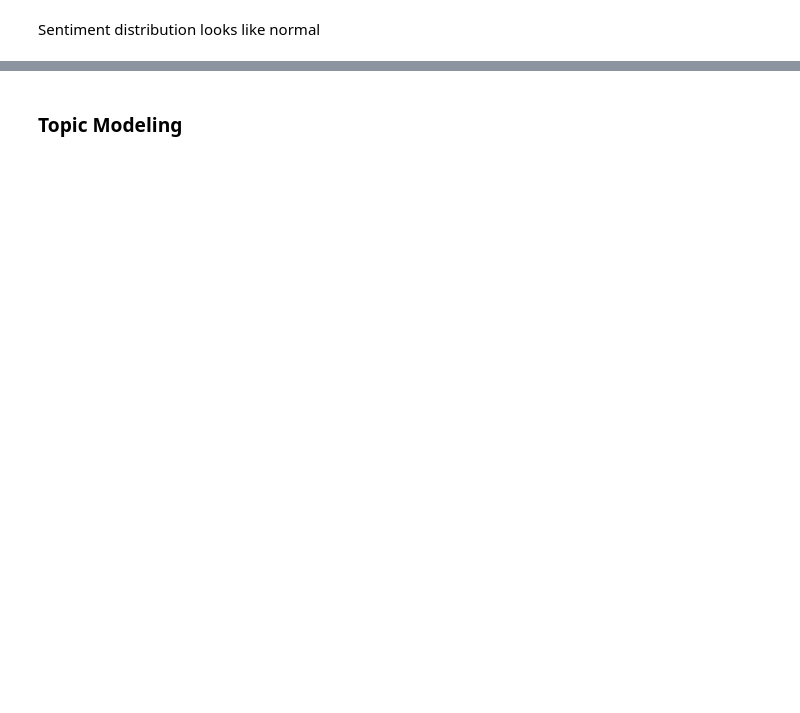
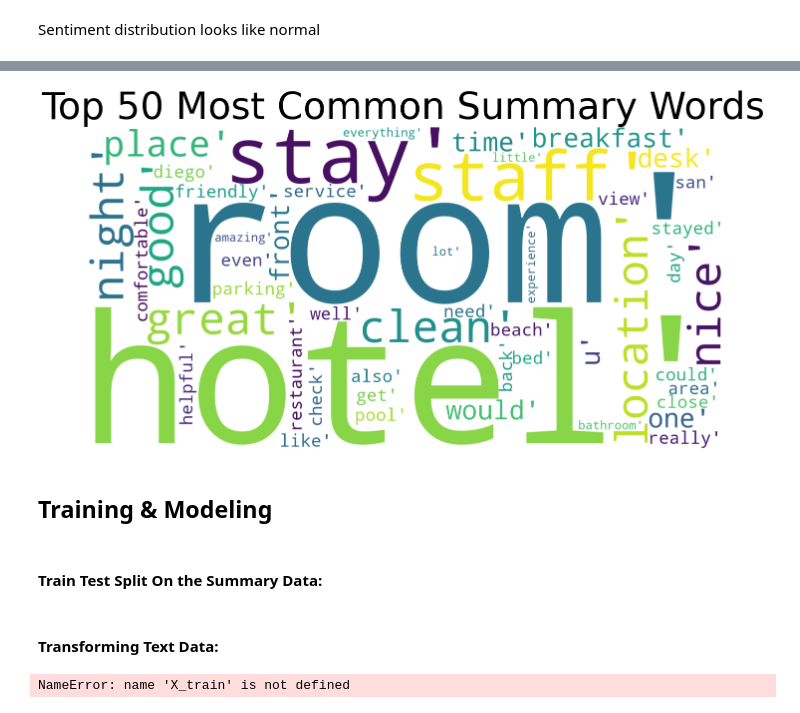
Before and after one commit to RenettaNelson/ADS-509---Applied-Text-Mining---Team-1, a Jupyter notebook: Hotel_Reviews_JU.ipynb, the cells around one changed output, grey strips where cells are left out. Cells and saved outputs as stored; diff of their text form; code cells hidden in the pictures; blank space fills up the shorter version.

```diff
--- a/Hotel_Reviews_JU.ipynb
+++ b/Hotel_Reviews_JU.ipynb
@@ -638,2 +669,28 @@ Most common words seem typical of what's expected for hotel reviews. These words
+# %%
+# For summaries
+
+title_words = hotels_df["summary_lemma"]
+
+total_words = []
+
+for x in title_words:
+    total_words = total_words + x
+
+#print(total_words)
+# %%
+mode = FreqDist(total_words).most_common(50)
+
+cloud = WordCloud(width=1600, height = 800, background_color = 'white').generate(str(mode))
+
+fig = plt.figure(figsize=(30, 10), facecolor='white')
+plt.imshow(cloud, interpolation="bilinear")
+plt.axis('off')
+plt.title('Top 50 Most Common Summary Words', fontsize = 75)
+plt.tight_layout(pad=0)
+plt.show()
+# %% [output]
+[figure, added]
 # %% [markdown]
-### Topic Modeling
+## Training & Modeling
+# %% [markdown]
+#### Train Test Split On the Summary Data:
@@ -639,0 +701,10 @@ Most common words seem typical of what's expected for hotel reviews. These words
+# %% [markdown]
+#### Transforming Text Data:
+# %%
+from sklearn.feature_extraction.text import TfidfVectorizer
+
+tfidf = TfidfVectorizer(min_df= 10, ngram_range=(1,1))
+X_train_df = tfidf.fit_transform(X_train)
+X_test_df = tfidf.fit_transform(X_test)
+# %% [output]
+NameError: name 'X_train' is not defined
```
Also changed, not shown: parts of 23 cells of this notebook.
